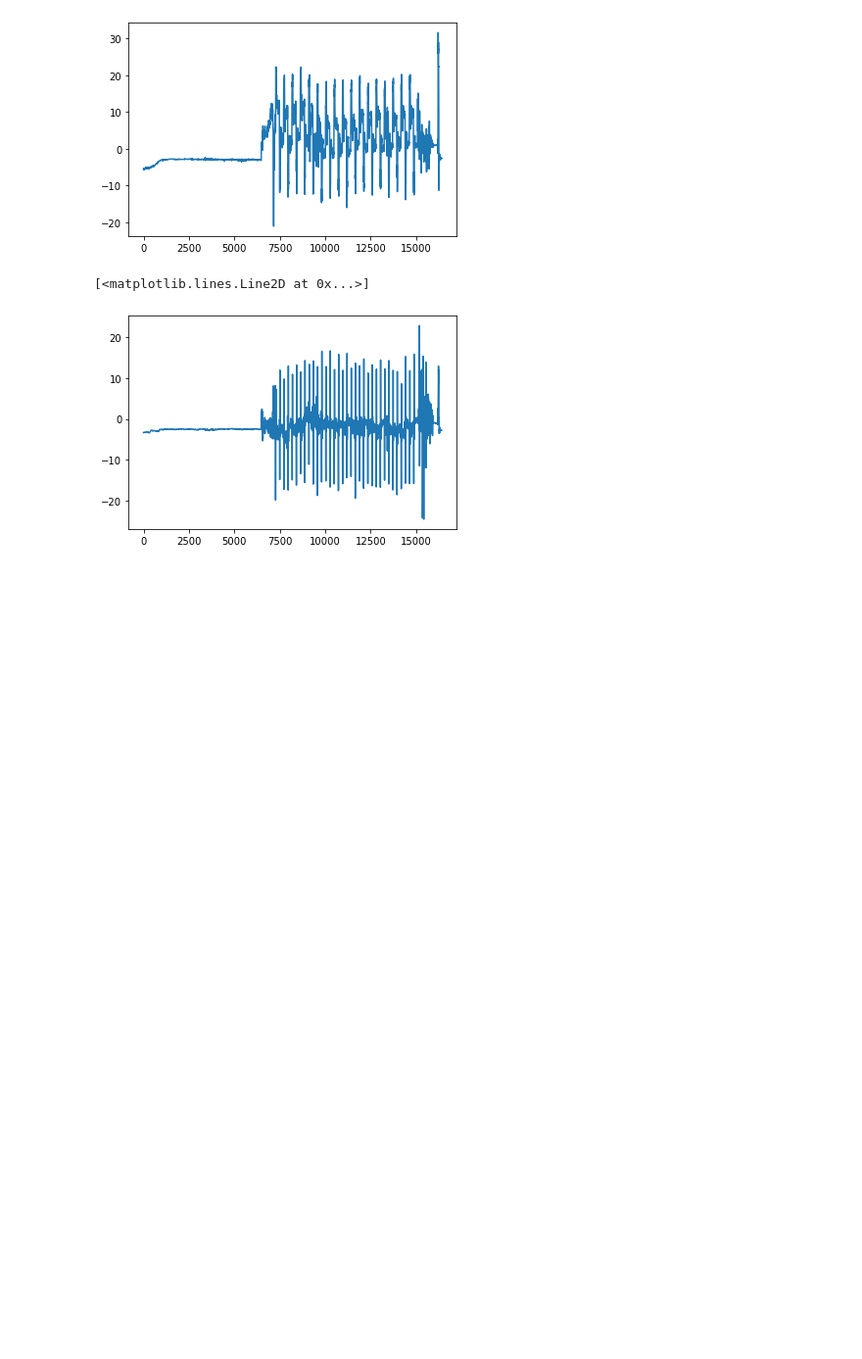
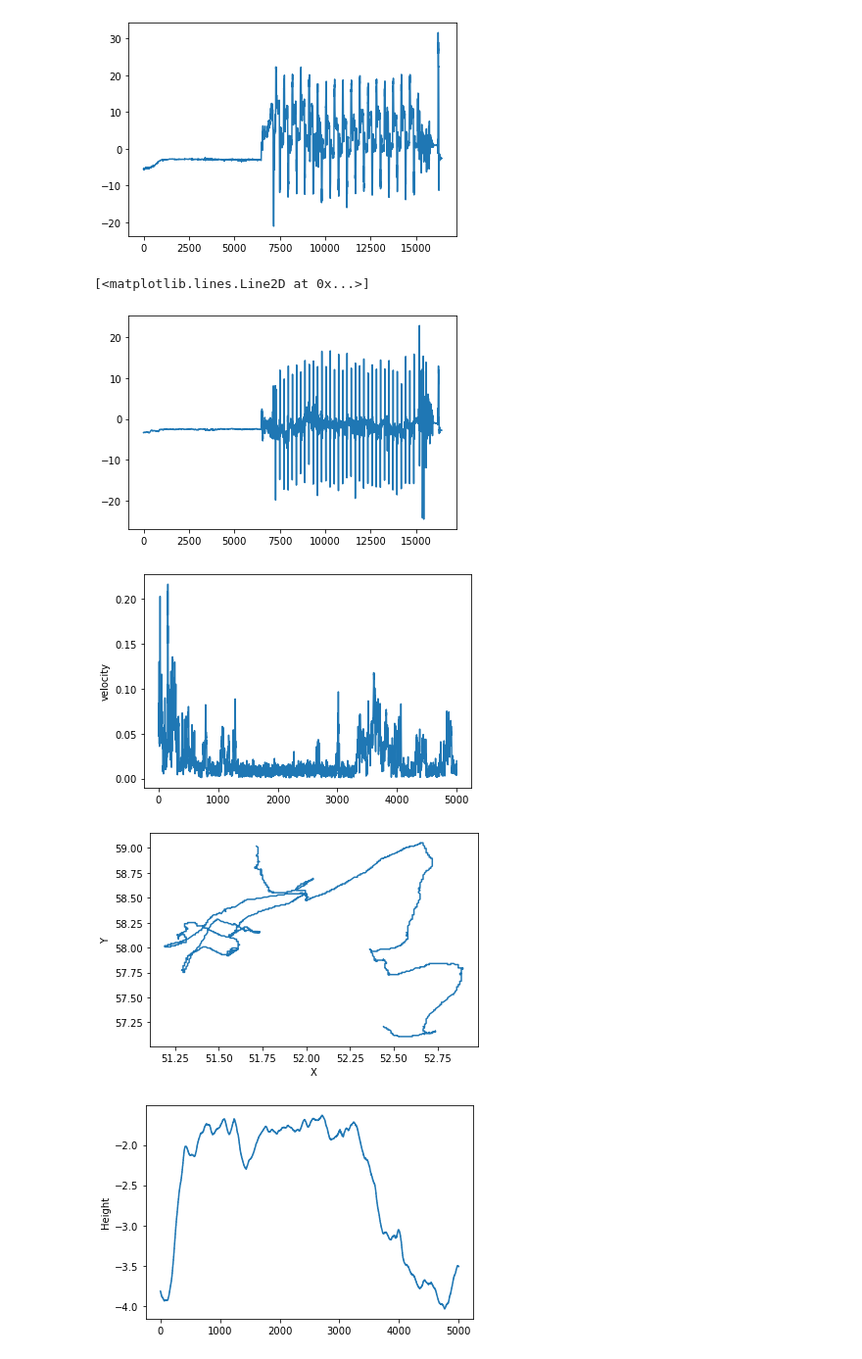
Before and after one commit to WrightLaboratory/newburghlabdrone, a Jupyter notebook: analysis/Drone_basics_forEli.ipynb, the cells around one changed output. Shown at 98% size. Drawn from its saved outputs; the diff is of its cells as text; code cells hidden in the pictures; blank space fills up the shorter version.

Commit message:
added attempt to find place where drone is stationary

```diff
--- a/analysis/Drone_basics_forEli.ipynb
+++ b/analysis/Drone_basics_forEli.ipynb
@@ -73,3 +73,22 @@ plt.plot(dronedat.roll) # roll angle
 # %% [output]
 [<matplotlib.lines.Line2D at 0x...>]
 [figure]
+# %%
+# Try to find start of flight
+tlb = 0
+tub = 5000
+
+plt.plot(dronedat.velocity[tlb:tub]) # velocity
+plt.ylabel('velocity')
+plt.show()
+plt.plot(dronedat.coords_xyz_LC[tlb:tub,0],dronedat.coords_xyz_LC[tlb:tub,1]) #X, Y in m
+plt.xlabel('X')
+plt.ylabel('Y')
+plt.show()
+plt.plot(dronedat.coords_xyz_LC[tlb:tub,2]) #X, Y in m
+plt.ylabel('Height')
+plt.show()
+# %% [output]
+[figure, added]
+[figure, added]
+[figure, added]
```
Also changed, not shown: parts of 2 cells of this notebook.
